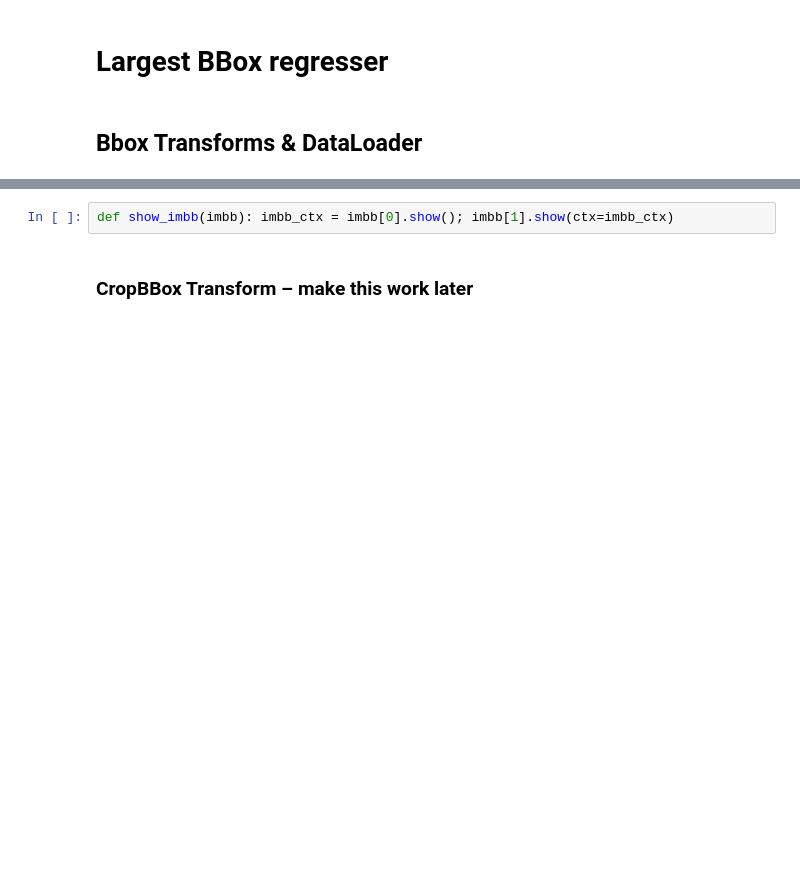
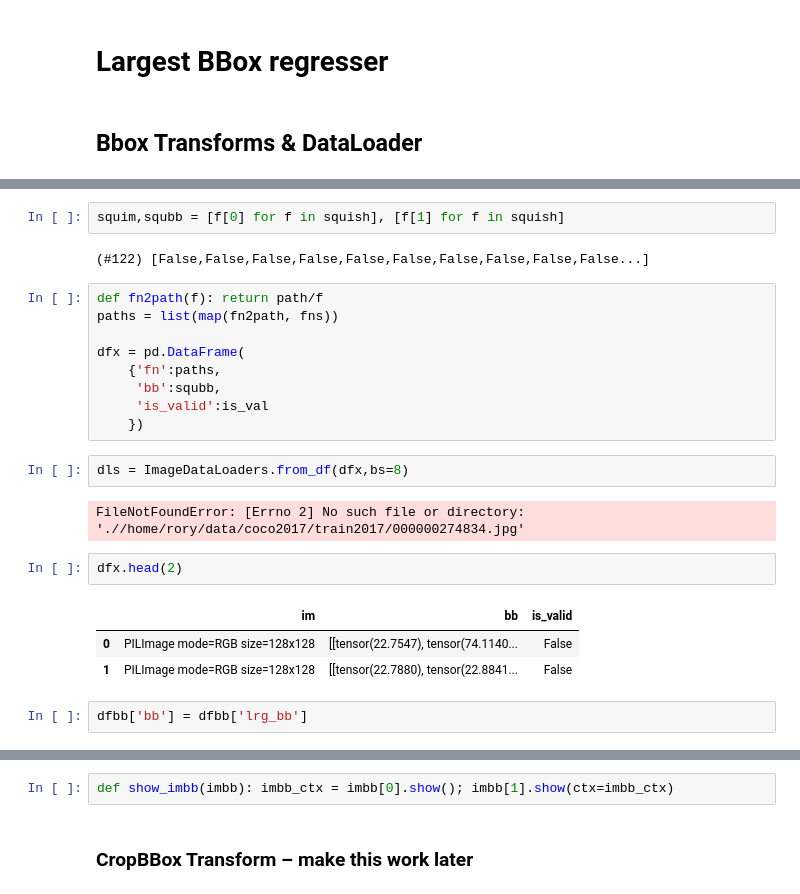
Before and after one commit to mccallion/rory, a Jupyter notebook: _20200820_bboxes_pt2_single_img_cls.ipynb, the cells around one changed output, grey strips where cells are left out. Cells and saved outputs as stored; diff of their text form; blank space fills up the shorter version.

```diff
--- a/_20200820_bboxes_pt2_single_img_cls.ipynb
+++ b/_20200820_bboxes_pt2_single_img_cls.ipynb
@@ -155,0 +175,25 @@ dl.show_batch()
+# %%
+squim,squbb = [f[0] for f in squish], [f[1] for f in squish]
+# %% [output]
+(#122) [False,False,False,False,False,False,False,False,False,False...]
+# %%
+def fn2path(f): return path/f
+paths = list(map(fn2path, fns))
+
+dfx = pd.DataFrame(
+    {'fn':paths,
+     'bb':squbb,
+     'is_valid':is_val
+    })
+# %%
+dls = ImageDataLoaders.from_df(dfx,bs=8)
+# %% [output]
+FileNotFoundError: [Errno 2] No such file or directory: './/home/rory/data/coco2017/train2017/000000274834.jpg'
+# %%
+dfx.head(2)
+# %% [output]
+|  | im | bb | is_valid |
+| 0 | PILImage mode=RGB size=128x128 | [[tensor(22.7547), tensor(74.1140... | False |
+| 1 | PILImage mode=RGB size=128x128 | [[tensor(22.7880), tensor(22.8841... | False |
+# %%
+dfbb['bb'] = dfbb['lrg_bb']
```
Also changed, not shown: parts of 28 cells of this notebook, 5 other files.
